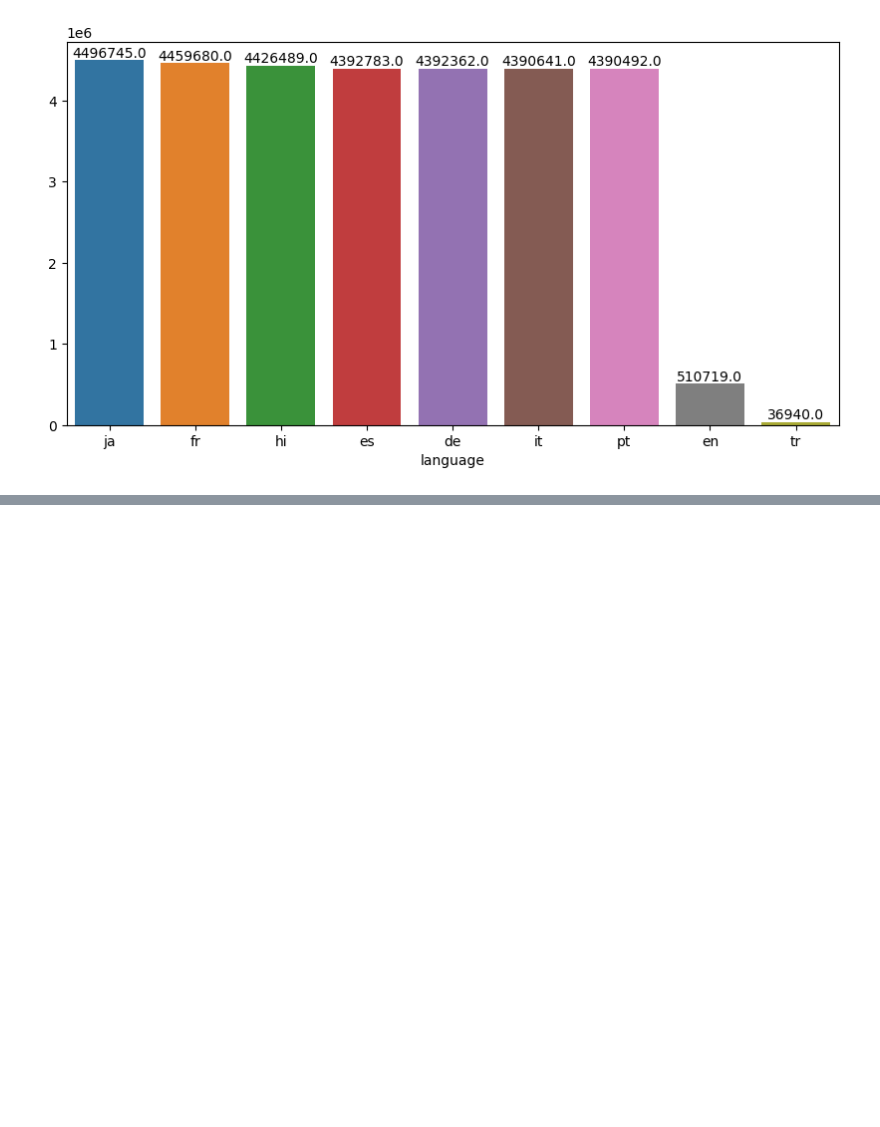
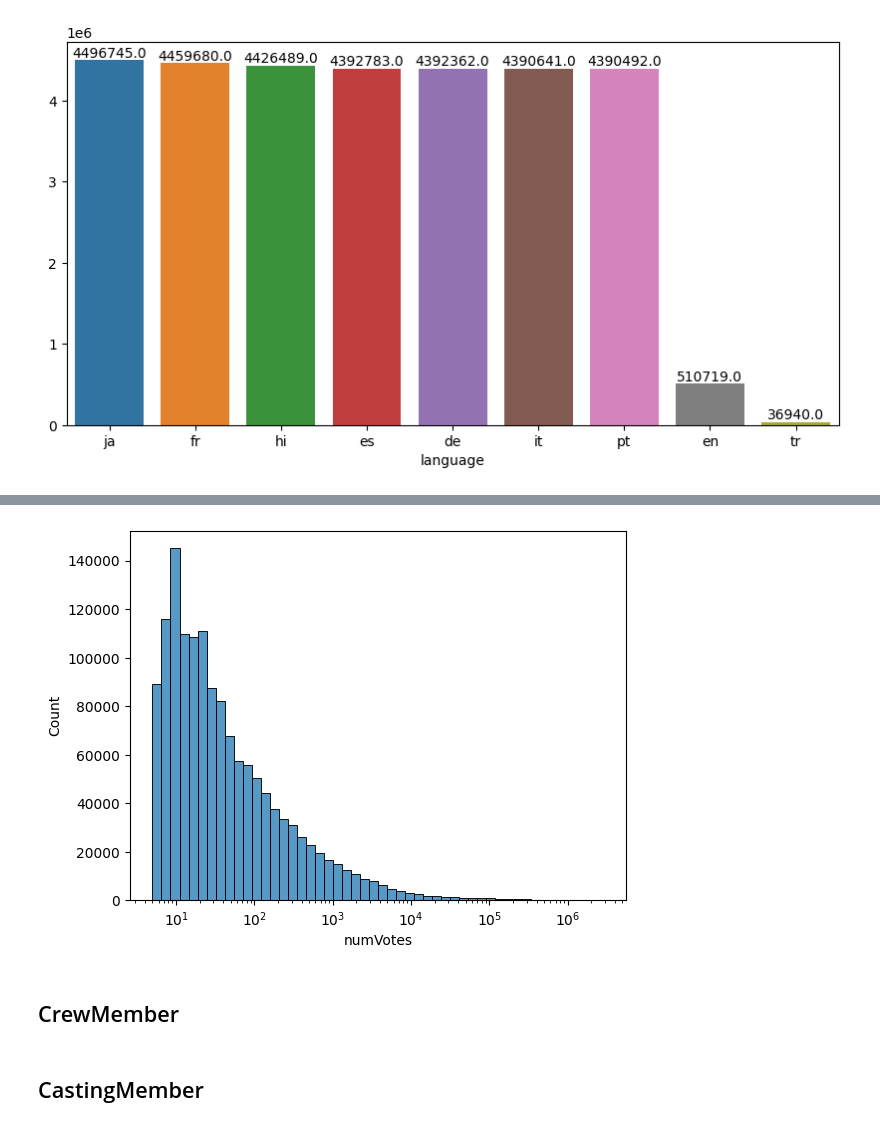
Before and after one commit to MariusAAROS/Cloud-Data-Infrastructure-ImDb, a Jupyter notebook: stats.ipynb, the cells around one changed output, grey strips where cells are left out. Saved outputs shown, nothing was run; the diff lists cells and outputs as text; code cells hidden in the pictures; blank space fills up the shorter version.

```diff
--- a/stats.ipynb
+++ b/stats.ipynb
@@ -110,0 +147,6 @@ plt.show()
+# %%
+#number of votes log scale
+sns.histplot(ratings['numVotes'], bins=50, log_scale=True)
+plt.show()
+# %% [output]
+[figure, added]
@@ -110,0 +155,4 @@ plt.show()
+# %% [markdown]
+## CrewMember
+# %% [markdown]
+## CastingMember
```
Also changed, not shown: parts of 10 cells of this notebook, 3 other files.
